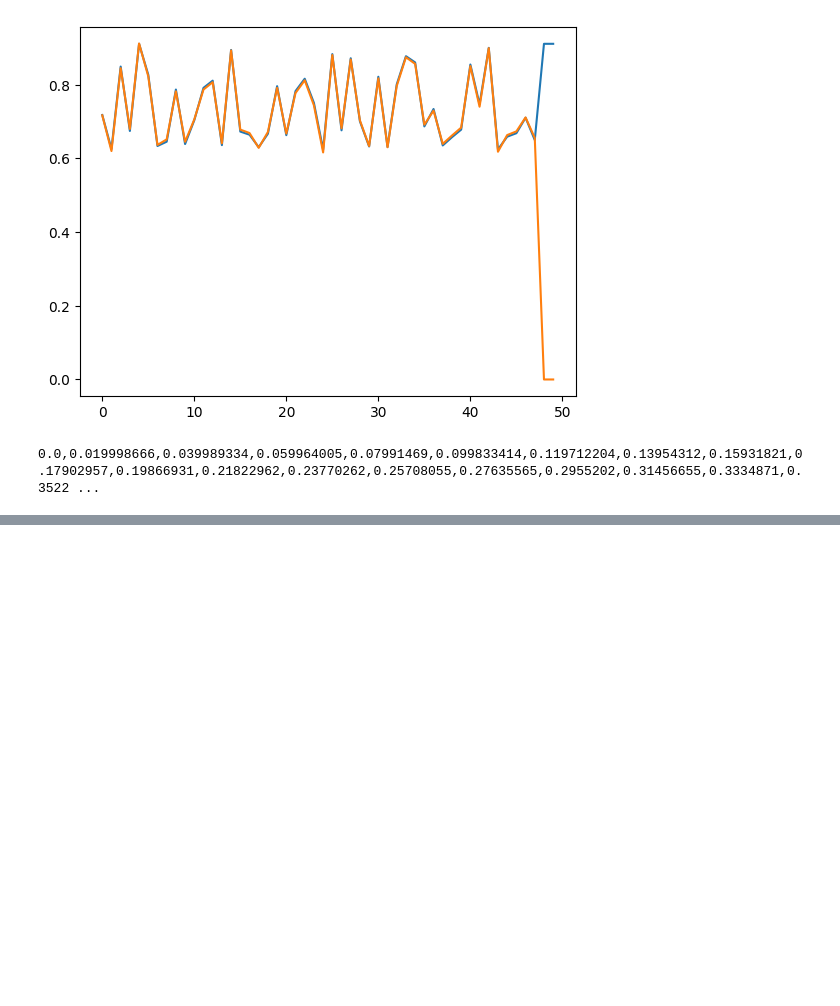
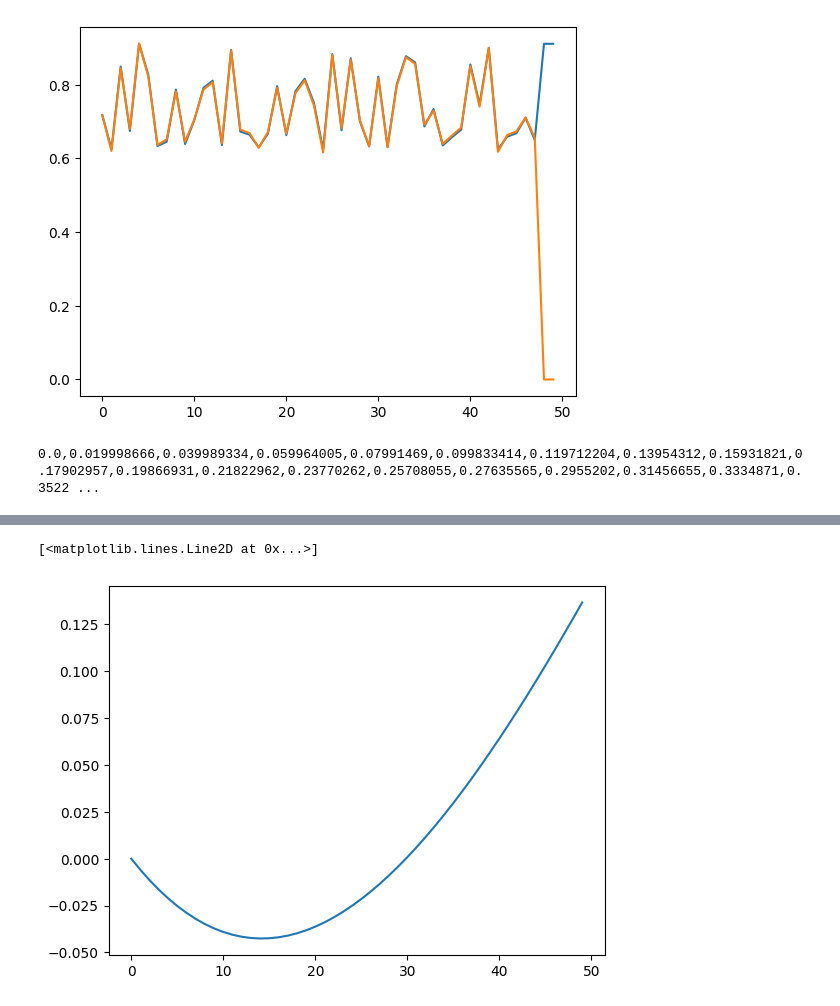
Before and after one commit to j-mahowald/in-context-operator-networks, a Jupyter notebook: icon-lm/scratch.ipynb, the cells around one changed output, grey strips where cells are left out. Saved outputs shown, nothing was run; the diff lists cells and outputs as text; code cells hidden in the pictures; blank space fills up the shorter version.

```diff
--- a/icon-lm/scratch.ipynb
+++ b/icon-lm/scratch.ipynb
@@ -301,0 +246,56 @@ plt.plot(lst)
+# %%
+import matplotlib.pyplot as plt
+lst =  [0.        ,
+  -0.006     ,
+  -0.01151603,
+  -0.01655502,
+  -0.02112397,
+  -0.02522994,
+  -0.02888005,
+  -0.03208148,
+  -0.03484148,
+  -0.03716734,
+  -0.0390664 ,
+  -0.04054609,
+  -0.04161385,
+  -0.0422772 ,
+  -0.04254371,
+  -0.04242098,
+  -0.04191669,
+  -0.04103852,
+  -0.03979424,
+  -0.03819164,
+  -0.03623854,
+  -0.03394284,
+  -0.03131243,
+  -0.02835527,
+  -0.02507933,
+  -0.02149264,
+  -0.01760323,
+  -0.01341918,
+  -0.00894859,
+  -0.00419959,
+   0.00081969,
+   0.00610106,
+   0.01163635,
+   0.01741735,
+   0.02343584,
+   0.0296836 ,
+   0.03615238,
+   0.04283394,
+   0.04972003,
+   0.05680238,
+   0.06407273,
+   0.07152283,
+   0.07914443,
+   0.08692927,
+   0.09486911,
+   0.10295572,
+   0.11118088,
+   0.11953638,
+   0.12801403,
+def   0.13660567]
+plt.plot(lst)
+# %% [output]
+[<matplotlib.lines.Line2D at 0x...>]
+[figure, added]
```
Also changed, not shown: parts of 2 cells of this notebook, 6 other files.
